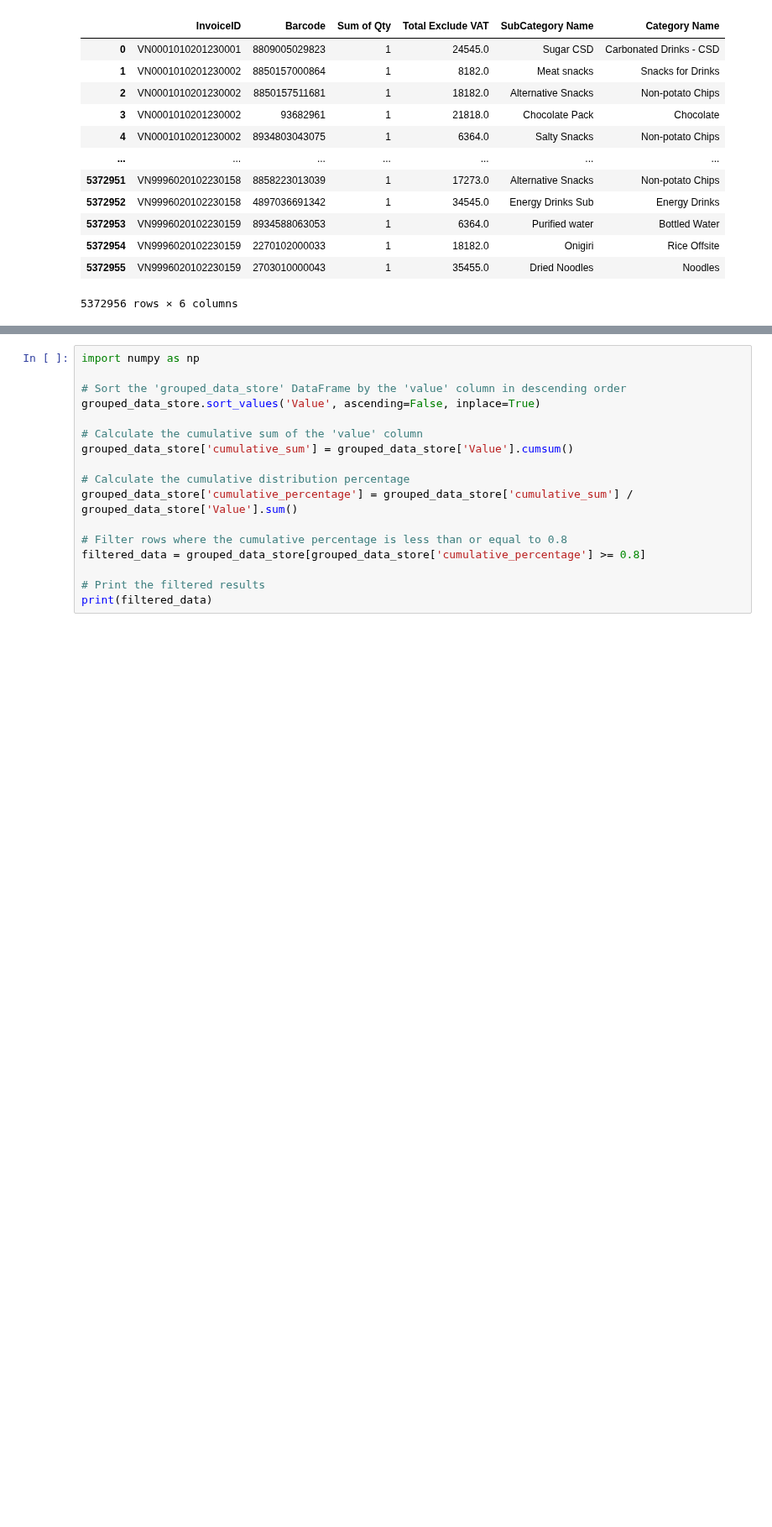
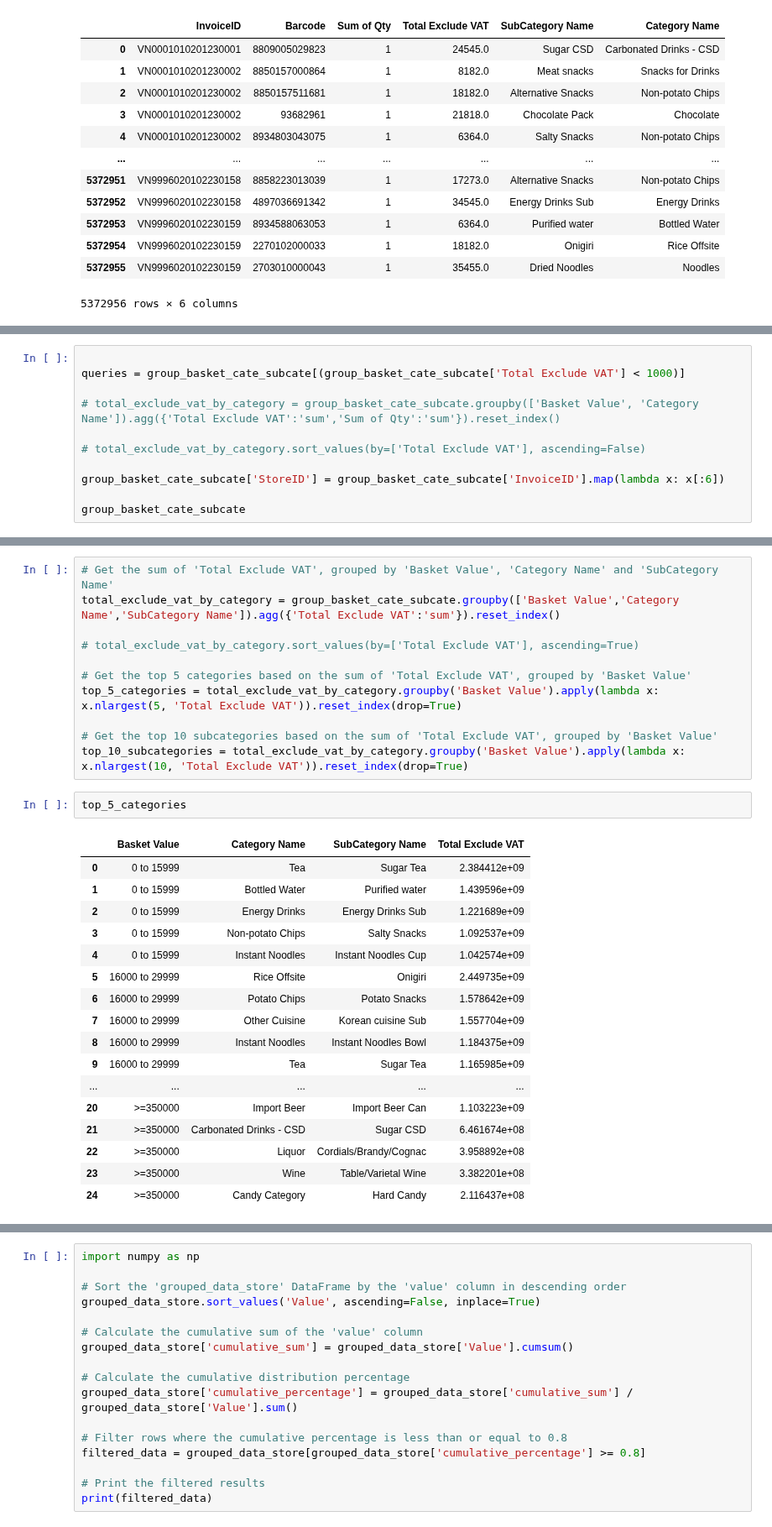
Before and after one commit to TrieuPH/python, a Jupyter notebook: Python/Data Analysis/Basket-Analysis_v3.7.ipynb, the cells around one changed output, grey strips where cells are left out. Shown at 84% size. Saved outputs shown, nothing was run; the diff lists cells and outputs as text; blank space fills up the shorter version.

```diff
--- a/Python/Data Analysis/Basket-Analysis_v3.7.ipynb
+++ b/Python/Data Analysis/Basket-Analysis_v3.7.ipynb
@@ -614,0 +523,11 @@ top_subcategory_names
+# %%
+
+queries = group_basket_cate_subcate[(group_basket_cate_subcate['Total Exclude VAT'] < 1000)]
+
+# total_exclude_vat_by_category = group_basket_cate_subcate.groupby(['Basket Value', 'Category Name']).agg({'Total Exclude VAT':'sum','Sum of Qty':'sum'}).reset_index()
+
+# total_exclude_vat_by_category.sort_values(by=['Total Exclude VAT'], ascending=False)
+
+group_basket_cate_subcate['StoreID'] = group_basket_cate_subcate['InvoiceID'].map(lambda x: x[:6])
+
+group_basket_cate_subcate
@@ -614,0 +553,31 @@ top_subcategory_names
+# %%
+# Get the sum of 'Total Exclude VAT', grouped by 'Basket Value', 'Category Name' and 'SubCategory Name'
+total_exclude_vat_by_category = group_basket_cate_subcate.groupby(['Basket Value','Category Name','SubCategory Name']).agg({'Total Exclude VAT':'sum'}).reset_index()
+
+# total_exclude_vat_by_category.sort_values(by=['Total Exclude VAT'], ascending=True)
+
+# Get the top 5 categories based on the sum of 'Total Exclude VAT', grouped by 'Basket Value'
+top_5_categories = total_exclude_vat_by_category.groupby('Basket Value').apply(lambda x: x.nlargest(5, 'Total Exclude VAT')).reset_index(drop=True)
+
+# Get the top 10 subcategories based on the sum of 'Total Exclude VAT', grouped by 'Basket Value'
+top_10_subcategories = total_exclude_vat_by_category.groupby('Basket Value').apply(lambda x: x.nlargest(10, 'Total Exclude VAT')).reset_index(drop=True)
+# %%
+top_5_categories
+# %% [output]
+|  | Basket Value | Category Name | SubCategory Name | Total Exclude VAT |
+| 0 | 0 to 15999 | Tea | Sugar Tea | 2.384412e+09 |
+| 1 | 0 to 15999 | Bottled Water | Purified water | 1.439596e+09 |
+| 2 | 0 to 15999 | Energy Drinks | Energy Drinks Sub | 1.221689e+09 |
+| 3 | 0 to 15999 | Non-potato Chips | Salty Snacks | 1.092537e+09 |
+| 4 | 0 to 15999 | Instant Noodles | Instant Noodles Cup | 1.042574e+09 |
+| 5 | 16000 to 29999 | Rice Offsite | Onigiri | 2.449735e+09 |
+| 6 | 16000 to 29999 | Potato Chips | Potato Snacks | 1.578642e+09 |
+| 7 | 16000 to 29999 | Other Cuisine | Korean cuisine Sub | 1.557704e+09 |
+| 8 | 16000 to 29999 | Instant Noodles | Instant Noodles Bowl | 1.184375e+09 |
+| 9 | 16000 to 29999 | Tea | Sugar Tea | 1.165985e+09 |
+| ... | ... | ... | ... | ... |
+| 20 | >=350000 | Import Beer | Import Beer Can | 1.103223e+09 |
+| 21 | >=350000 | Carbonated Drinks - CSD | Sugar CSD | 6.461674e+08 |
+| 22 | >=350000 | Liquor | Cordials/Brandy/Cognac | 3.958892e+08 |
+| 23 | >=350000 | Wine | Table/Varietal Wine | 3.382201e+08 |
+| 24 | >=350000 | Candy Category | Hard Candy | 2.116437e+08 |
```
Also changed, not shown: parts of 18 cells of this notebook, 7 other files.
